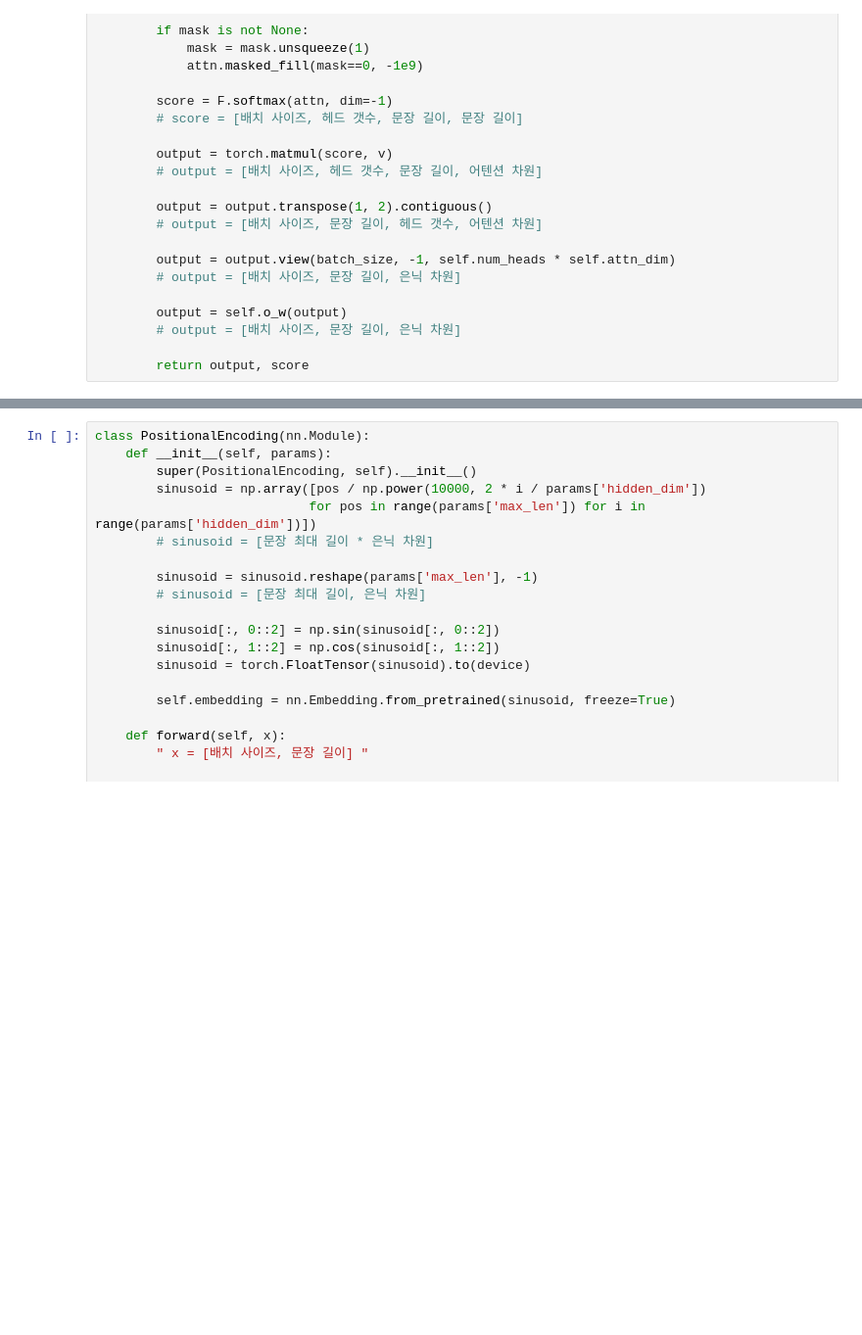
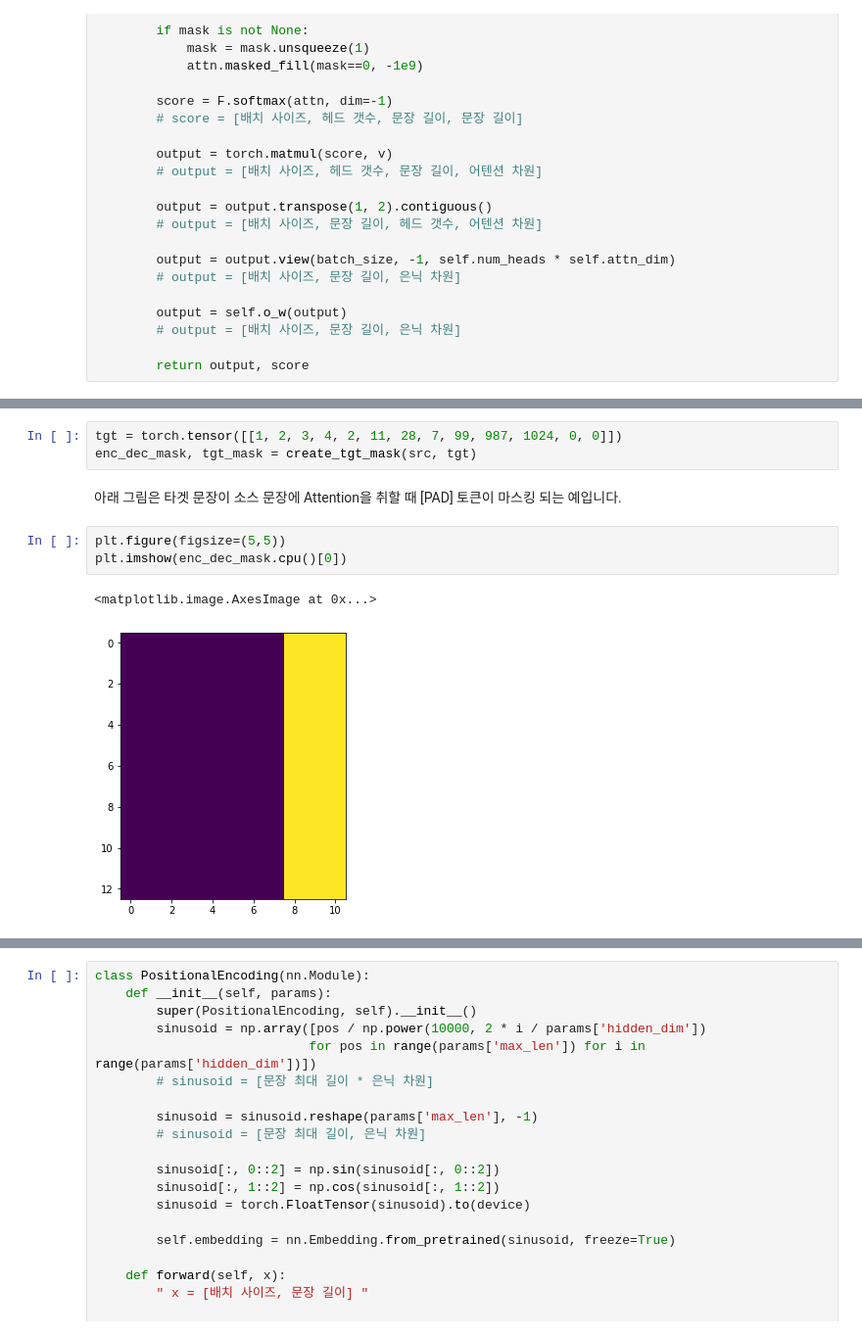
Before and after one commit to Huffon/nlp-various-tutorials, a Jupyter notebook: transformer-aihub.ipynb, the cells around one changed output, grey strips where cells are left out. Shown at 98% size. Cells and saved outputs as stored; diff of their text form; blank space fills up the shorter version.

```diff
--- a/transformer-aihub.ipynb
+++ b/transformer-aihub.ipynb
@@ -277,0 +448,11 @@ def create_tgt_mask(src, tgt):
+# %%
+tgt = torch.tensor([[1, 2, 3, 4, 2, 11, 28, 7, 99, 987, 1024, 0, 0]])
+enc_dec_mask, tgt_mask = create_tgt_mask(src, tgt)
+# %% [markdown]
+아래 그림은 타겟 문장이 소스 문장에 Attention을 취할 때 [PAD] 토큰이 마스킹 되는 예입니다.
+# %%
+plt.figure(figsize=(5,5))
+plt.imshow(enc_dec_mask.cpu()[0])
+# %% [output]
+<matplotlib.image.AxesImage at 0x...>
+[figure, added]
```
Also changed, not shown: parts of 67 cells of this notebook.
